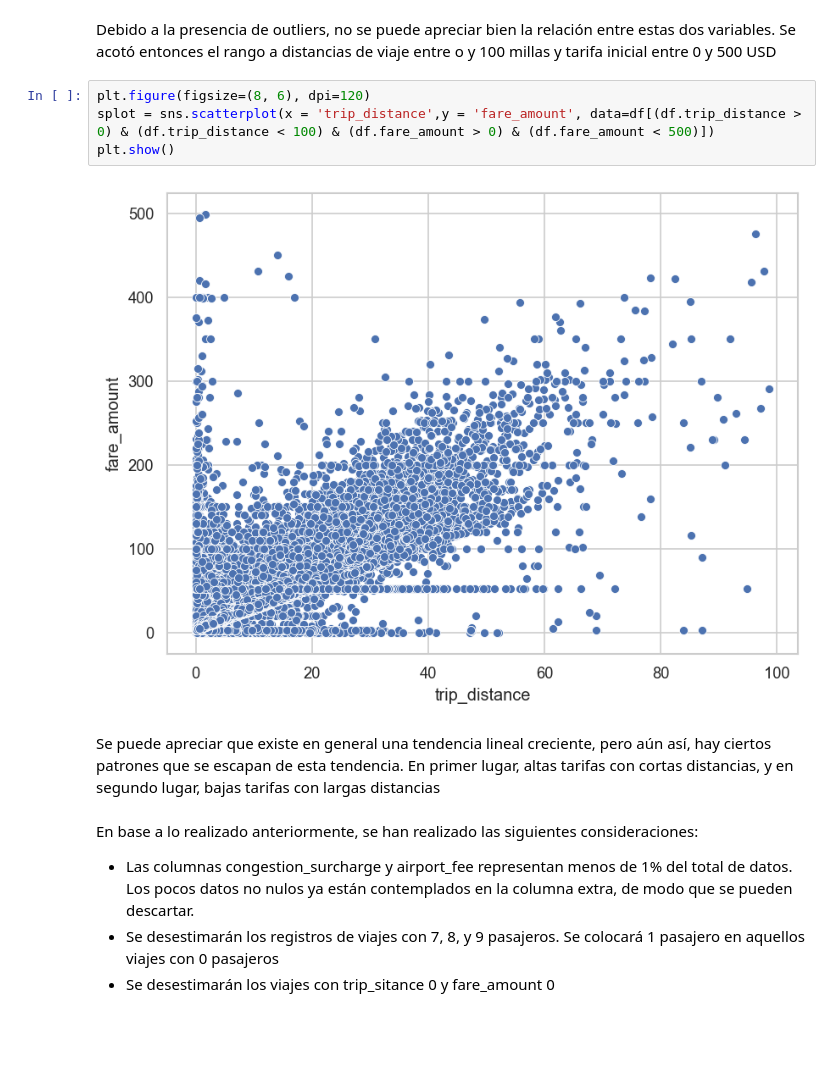
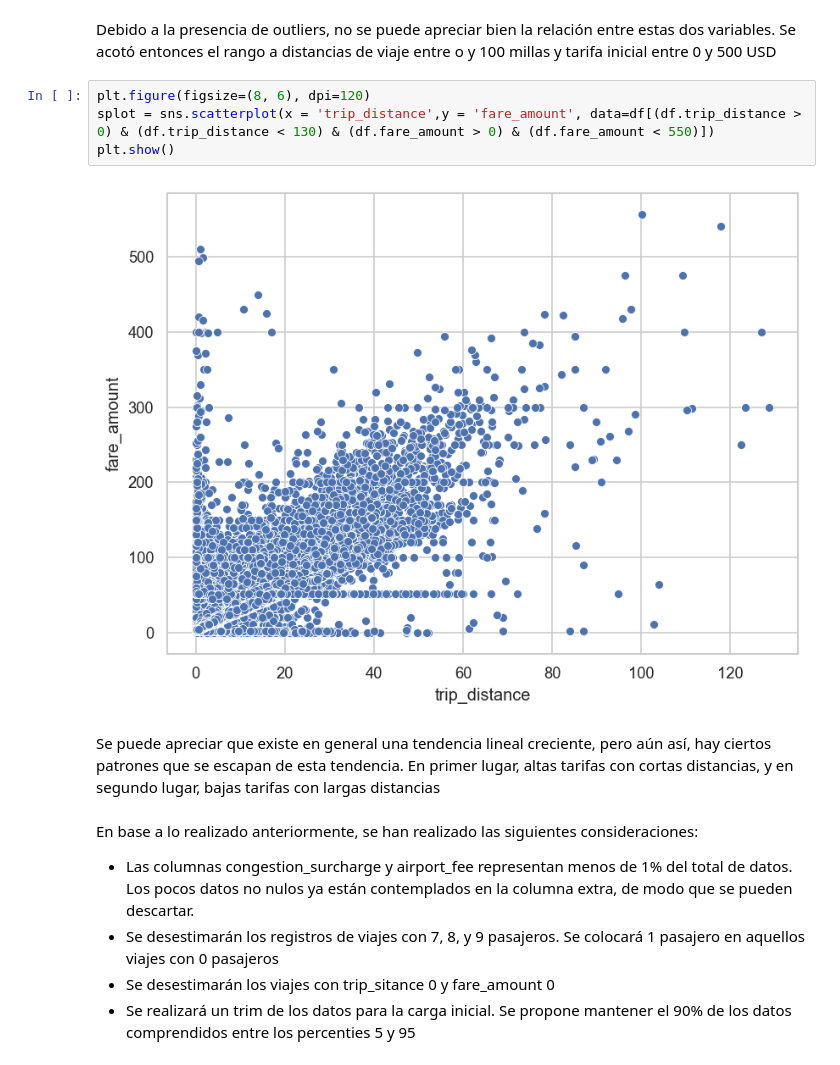
Before and after one commit to namdiv/Final_project, a Jupyter notebook: PG.ipynb, the cells around one changed output. Saved outputs shown, nothing was run; the diff lists cells and outputs as text; blank space fills up the shorter version.

```diff
--- a/PG.ipynb
+++ b/PG.ipynb
@@ -789,10 +804,10 @@ plt.show()
 Debido a la presencia de outliers, no se puede apreciar bien la relación entre estas dos variables. Se acotó entonces el rango a distancias de viaje entre o y 100 millas y tarifa inicial entre 0 y 500 USD
 # %%
 plt.figure(figsize=(8, 6), dpi=120)
-splot = sns.scatterplot(x = 'trip_distance',y = 'fare_amount', data=df[(df.trip_distance > 0) & (df.trip_distance < 100) & (df.fare_amount > 0) & (df.fare_amount < 500)])
+splot = sns.scatterplot(x = 'trip_distance',y = 'fare_amount', data=df[(df.trip_distance > 0) & (df.trip_distance < 130) & (df.fare_amount > 0) & (df.fare_amount < 550)])
 plt.show()
 # %% [output]
-[figure, old version]
+[figure, new version]
 # %% [markdown]
 Se puede apreciar que existe en general una tendencia lineal creciente, pero aún así, hay ciertos patrones que se escapan de esta tendencia. En primer lugar, altas tarifas con cortas distancias, y en segundo lugar, bajas tarifas con largas distancias
 # %% [markdown]
@@ -800,3 +815,4 @@ En base a lo realizado anteriormente, se han realizado las siguientes considerac
 - Las columnas congestion_surcharge y airport_fee representan menos de 1% del total de datos. Los pocos datos no nulos ya están contemplados en la columna extra, de modo que se pueden descartar.
 - Se desestimarán los registros de viajes con 7, 8, y 9 pasajeros. Se colocará 1 pasajero en aquellos viajes con 0 pasajeros
 - Se desestimarán los viajes con trip_sitance 0 y fare_amount 0
+- Se realizará un trim de los datos para la carga inicial. Se propone mantener el 90% de los datos comprendidos entre los percenties 5 y 95
```
Also changed, not shown: parts of 2 cells of this notebook, 2 other files.
